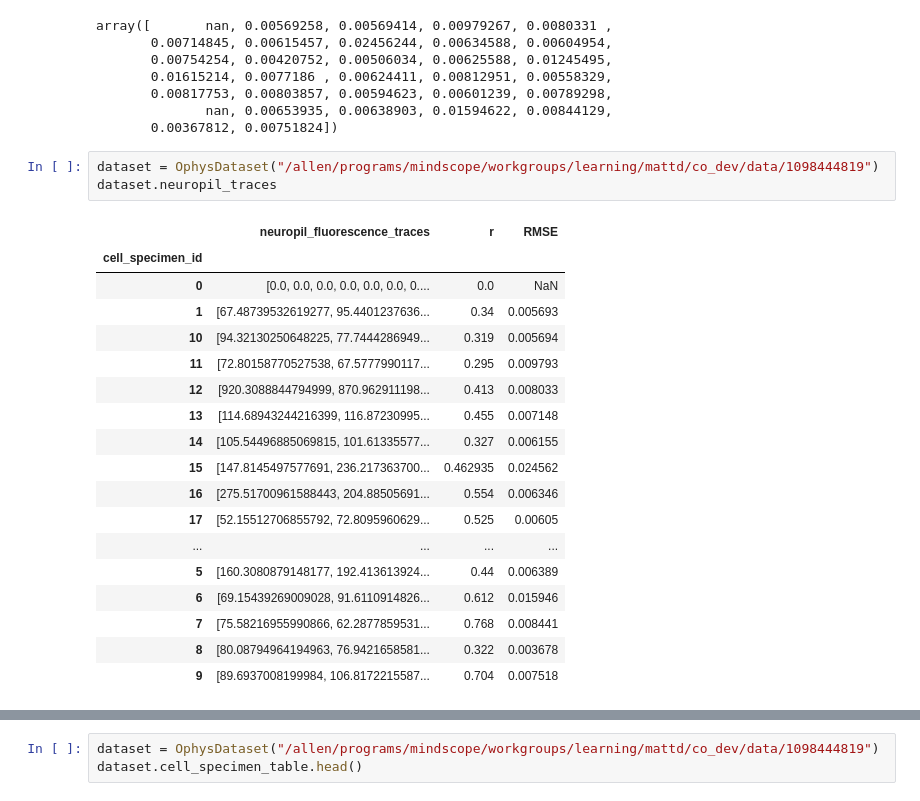
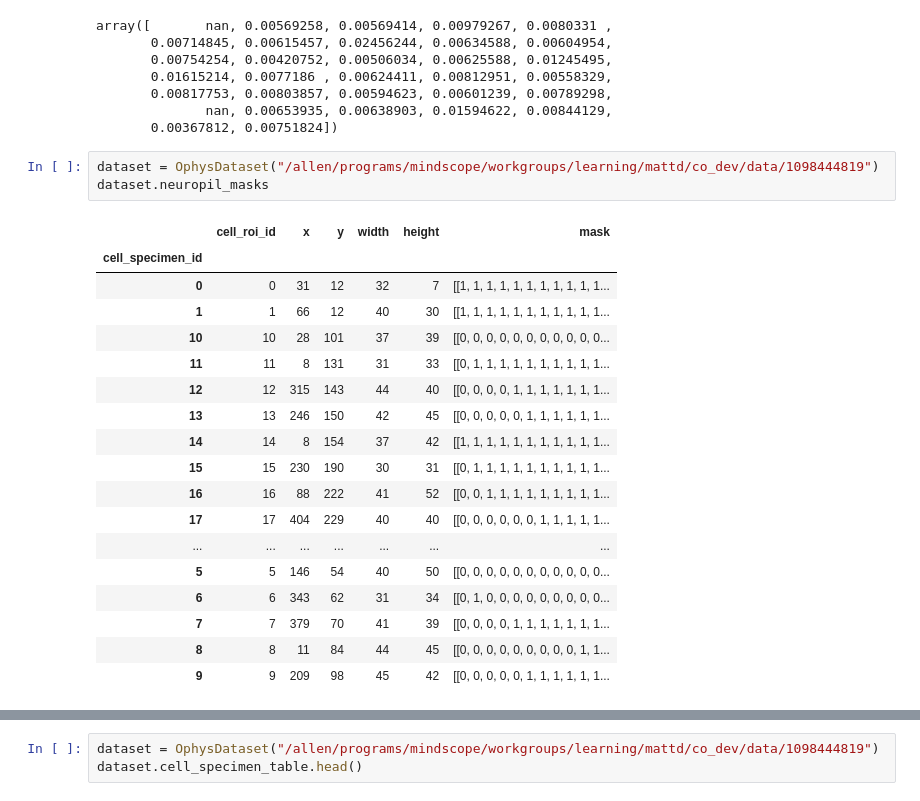
Before and after one commit to AllenNeuralDynamics/lamf-analysis, a Jupyter notebook: ophys-mfish-dev/notebooks/GOO-demo.ipynb, the cells around one changed output, grey strips where cells are left out. Cells and saved outputs as stored; diff of their text form.

Commit message:
ophys dataset more func

```diff
--- a/ophys-mfish-dev/notebooks/GOO-demo.ipynb
+++ b/ophys-mfish-dev/notebooks/GOO-demo.ipynb
@@ -32,23 +32,23 @@ array([       nan, 0.00569258, 0.00569414, 0.00979267, 0.0080331 ,
        0.00367812, 0.00751824])
 # %%
 dataset = OphysDataset("/allen/programs/mindscope/workgroups/learning/mattd/co_dev/data/1098444819")
-dataset.neuropil_traces
+dataset.neuropil_masks
 # %% [output]
-|  | neuropil_fluorescence_traces | r | RMSE |
-| cell_specimen_id |  |  |  |
-| 0 | [0.0, 0.0, 0.0, 0.0, 0.0, 0.0, 0.... | 0.0 | NaN |
-| 1 | [67.48739532619277, 95.4401237636... | 0.34 | 0.005693 |
-| 10 | [94.32130250648225, 77.7444286949... | 0.319 | 0.005694 |
-| 11 | [72.80158770527538, 67.5777990117... | 0.295 | 0.009793 |
-| 12 | [920.3088844794999, 870.962911198... | 0.413 | 0.008033 |
-| 13 | [114.68943244216399, 116.87230995... | 0.455 | 0.007148 |
-| 14 | [105.54496885069815, 101.61335577... | 0.327 | 0.006155 |
-| 15 | [147.8145497577691, 236.217363700... | 0.462935 | 0.024562 |
-| 16 | [275.51700961588443, 204.88505691... | 0.554 | 0.006346 |
-| 17 | [52.15512706855792, 72.8095960629... | 0.525 | 0.00605 |
-| ... | ... | ... | ... |
-| 5 | [160.3080879148177, 192.413613924... | 0.44 | 0.006389 |
-| 6 | [69.15439269009028, 91.6110914826... | 0.612 | 0.015946 |
-| 7 | [75.58216955990866, 62.2877859531... | 0.768 | 0.008441 |
-| 8 | [80.08794964194963, 76.9421658581... | 0.322 | 0.003678 |
-| 9 | [89.6937008199984, 106.8172215587... | 0.704 | 0.007518 |
+|  | cell_roi_id | x | y | width | height | mask |
+| cell_specimen_id |  |  |  |  |  |  |
+| 0 | 0 | 31 | 12 | 32 | 7 | [[1, 1, 1, 1, 1, 1, 1, 1, 1, 1, 1... |
+| 1 | 1 | 66 | 12 | 40 | 30 | [[1, 1, 1, 1, 1, 1, 1, 1, 1, 1, 1... |
+| 10 | 10 | 28 | 101 | 37 | 39 | [[0, 0, 0, 0, 0, 0, 0, 0, 0, 0, 0... |
+| 11 | 11 | 8 | 131 | 31 | 33 | [[0, 1, 1, 1, 1, 1, 1, 1, 1, 1, 1... |
+| 12 | 12 | 315 | 143 | 44 | 40 | [[0, 0, 0, 0, 1, 1, 1, 1, 1, 1, 1... |
+| 13 | 13 | 246 | 150 | 42 | 45 | [[0, 0, 0, 0, 0, 1, 1, 1, 1, 1, 1... |
+| 14 | 14 | 8 | 154 | 37 | 42 | [[1, 1, 1, 1, 1, 1, 1, 1, 1, 1, 1... |
+| 15 | 15 | 230 | 190 | 30 | 31 | [[0, 1, 1, 1, 1, 1, 1, 1, 1, 1, 1... |
+| 16 | 16 | 88 | 222 | 41 | 52 | [[0, 0, 1, 1, 1, 1, 1, 1, 1, 1, 1... |
+| 17 | 17 | 404 | 229 | 40 | 40 | [[0, 0, 0, 0, 0, 0, 1, 1, 1, 1, 1... |
+| ... | ... | ... | ... | ... | ... | ... |
+| 5 | 5 | 146 | 54 | 40 | 50 | [[0, 0, 0, 0, 0, 0, 0, 0, 0, 0, 0... |
+| 6 | 6 | 343 | 62 | 31 | 34 | [[0, 1, 0, 0, 0, 0, 0, 0, 0, 0, 0... |
+| 7 | 7 | 379 | 70 | 41 | 39 | [[0, 0, 0, 0, 1, 1, 1, 1, 1, 1, 1... |
+| 8 | 8 | 11 | 84 | 44 | 45 | [[0, 0, 0, 0, 0, 0, 0, 0, 0, 1, 1... |
+| 9 | 9 | 209 | 98 | 45 | 42 | [[0, 0, 0, 0, 0, 1, 1, 1, 1, 1, 1... |
```
Also changed, not shown: parts of 1 cell of this notebook, 2 other files.
